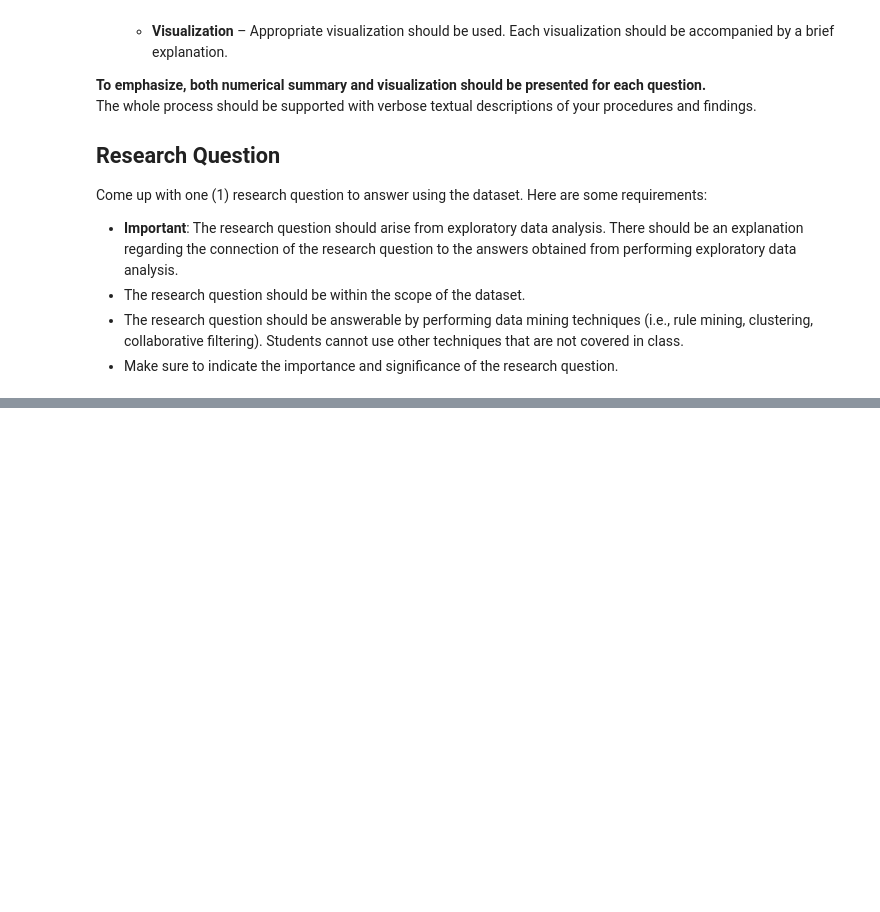
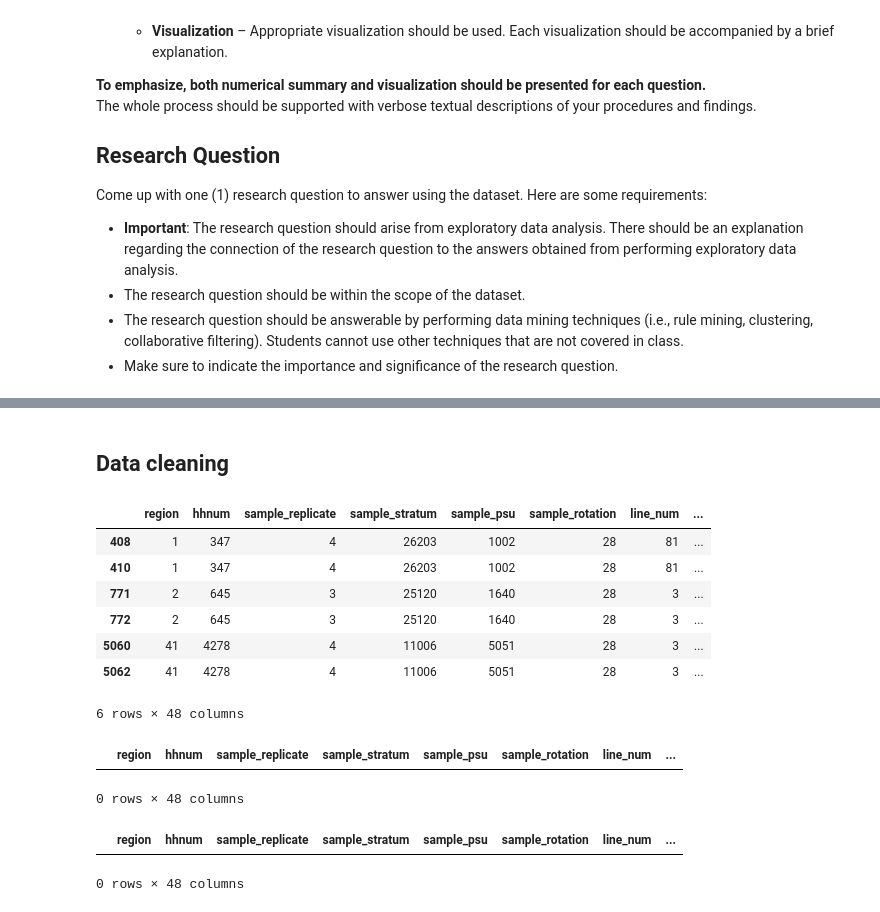
Before and after one commit to almiravelas/CSMODEL, a Jupyter notebook: Phase1.ipynb, the cells around one changed output, grey strips where cells are left out. Drawn from its saved outputs; the diff is of its cells as text; code cells hidden in the pictures; blank space fills up the shorter version.

```diff
--- a/Phase1.ipynb
+++ b/Phase1.ipynb
@@ -84,0 +188,28 @@ memory usage: 2.0 MB
+# %% [markdown]
+## Data cleaning
+# %%
+# Verifying duplicates in the HHNUM/RQ1_LNO column
+data[data.duplicated(["hhnum", "line_num"], False)]
+# %% [output]
+|  | region | hhnum | sample_replicate | sample_stratum | sample_psu | sample_rotation | line_num | ... |
+| 408 | 1 | 347 | 4 | 26203 | 1002 | 28 | 81 | ... |
+| 410 | 1 | 347 | 4 | 26203 | 1002 | 28 | 81 | ... |
+| 771 | 2 | 645 | 3 | 25120 | 1640 | 28 | 3 | ... |
+| 772 | 2 | 645 | 3 | 25120 | 1640 | 28 | 3 | ... |
+| 5060 | 41 | 4278 | 4 | 11006 | 5051 | 28 | 3 | ... |
+| 5062 | 41 | 4278 | 4 | 11006 | 5051 | 28 | 3 | ... |
+6 rows × 48 columns
+# %%
+# A duplicate in the dataset seem to have had a typo in its line_num, adjust it manually
+data.loc[746, "line_num"] = 3
+data.loc[746, "line_num"] = 3
+
+# clean other duplicates
+# `keep = last`, as it's likely that changes (if any) to other values are an attempt at an update
+data.drop_duplicates(["hhnum", "line_num"], keep = "first", inplace = True)
+
+# To verify that these duplicates are in fact gone:
+data[data.duplicated(["hhnum", "line_num"], False)]
+# %% [output]
+|  | region | hhnum | sample_replicate | sample_stratum | sample_psu | sample_rotation | line_num | ... |
+0 rows × 48 columns
@@ -84,0 +329,5 @@ memory usage: 2.0 MB
+# %%
+data[data["highest_grade_completed"] == 90]
+# %% [output]
+|  | region | hhnum | sample_replicate | sample_stratum | sample_psu | sample_rotation | line_num | ... |
+0 rows × 48 columns
```
Also changed, not shown: parts of 20 cells of this notebook.
